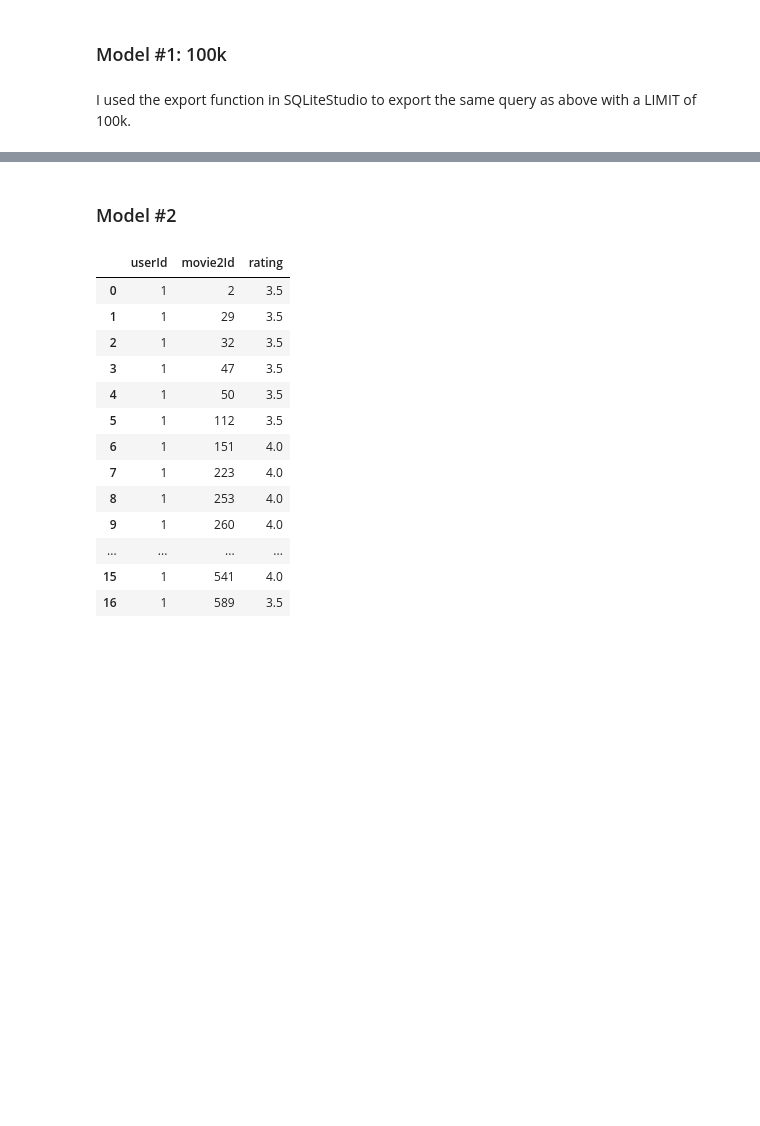
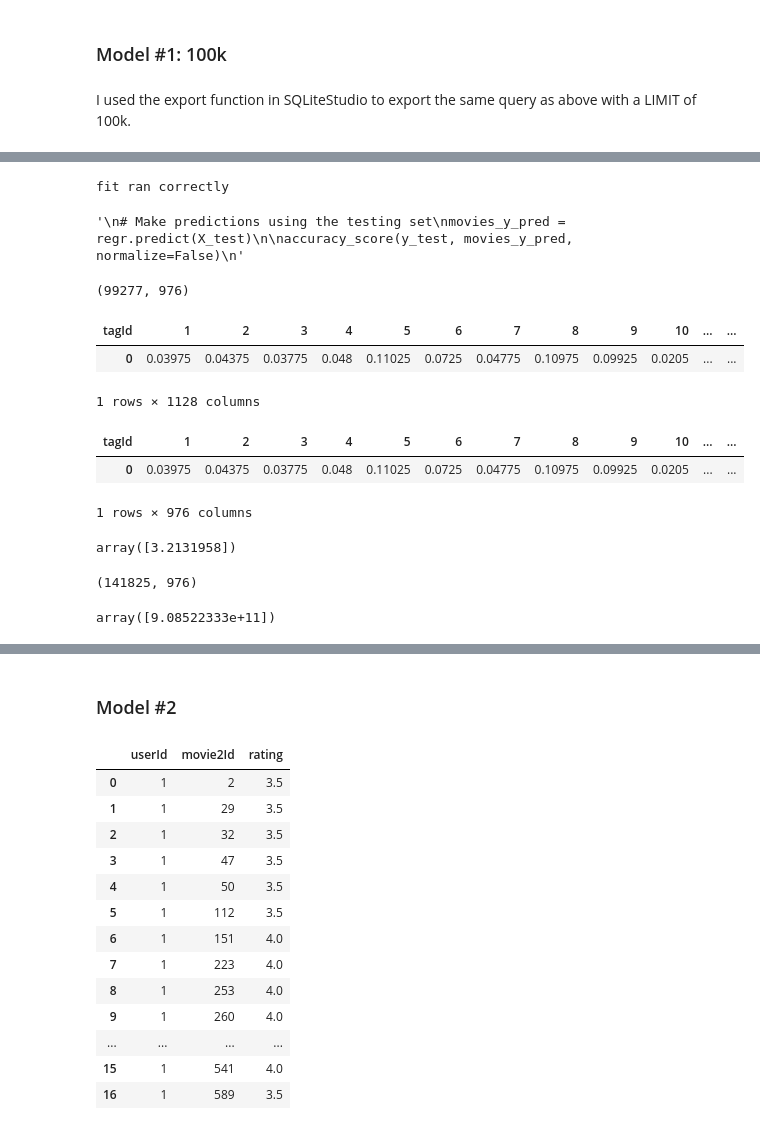
Before and after one commit to chasekregor/INFOCapstone, a Jupyter notebook: models.ipynb, the cells around one changed output, grey strips where cells are left out. Drawn from its saved outputs; the diff is of its cells as text; code cells hidden in the pictures; blank space fills up the shorter version.

Commit message:
worked on website & models

```diff
--- a/models.ipynb
+++ b/models.ipynb
@@ -137,0 +202,39 @@ I used the export function in SQLiteStudio to export the same query as above wit
+# %%
+# Train the model using the training sets
+regr.fit(X_train, y_train)
+
+print("fit ran correctly")
+
+"""
+# Make predictions using the testing set
+movies_y_pred = regr.predict(X_test)
+
+accuracy_score(y_test, movies_y_pred, normalize=False)
+"""
+# %% [output]
+fit ran correctly
+'\n# Make predictions using the testing set\nmovies_y_pred = regr.predict(X_test)\n\naccuracy_score(y_test, movies_y_pred, normalize=False)\n'
+# %%
+X_train.shape
+# %% [output]
+(99277, 976)
+# %%
+features.head(1)
+# %% [output]
+| tagId | 1 | 2 | 3 | 4 | 5 | 6 | 7 | 8 | 9 | 10 | ... | ... |
+| 0 | 0.03975 | 0.04375 | 0.03775 | 0.048 | 0.11025 | 0.0725 | 0.04775 | 0.10975 | 0.09925 | 0.0205 | ... | ... |
+1 rows × 1128 columns
+# %%
+featuresnona.head(1)
+# %% [output]
+| tagId | 1 | 2 | 3 | 4 | 5 | 6 | 7 | 8 | 9 | 10 | ... | ... |
+| 0 | 0.03975 | 0.04375 | 0.03775 | 0.048 | 0.11025 | 0.0725 | 0.04775 | 0.10975 | 0.09925 | 0.0205 | ... | ... |
+1 rows × 976 columns
+# %%
+regr.predict(featuresnona.head(1))
+# %% [output]
+array([3.2131958])
+# %%
+featuresnona.shape
+# %% [output]
+(141825, 976)
@@ -137,0 +247,4 @@ I used the export function in SQLiteStudio to export the same query as above wit
+# %%
+regr.predict(highmovie)
+# %% [output]
+array([9.08522333e+11])
```
Also changed, not shown: parts of 29 cells of this notebook, 1 other file.
